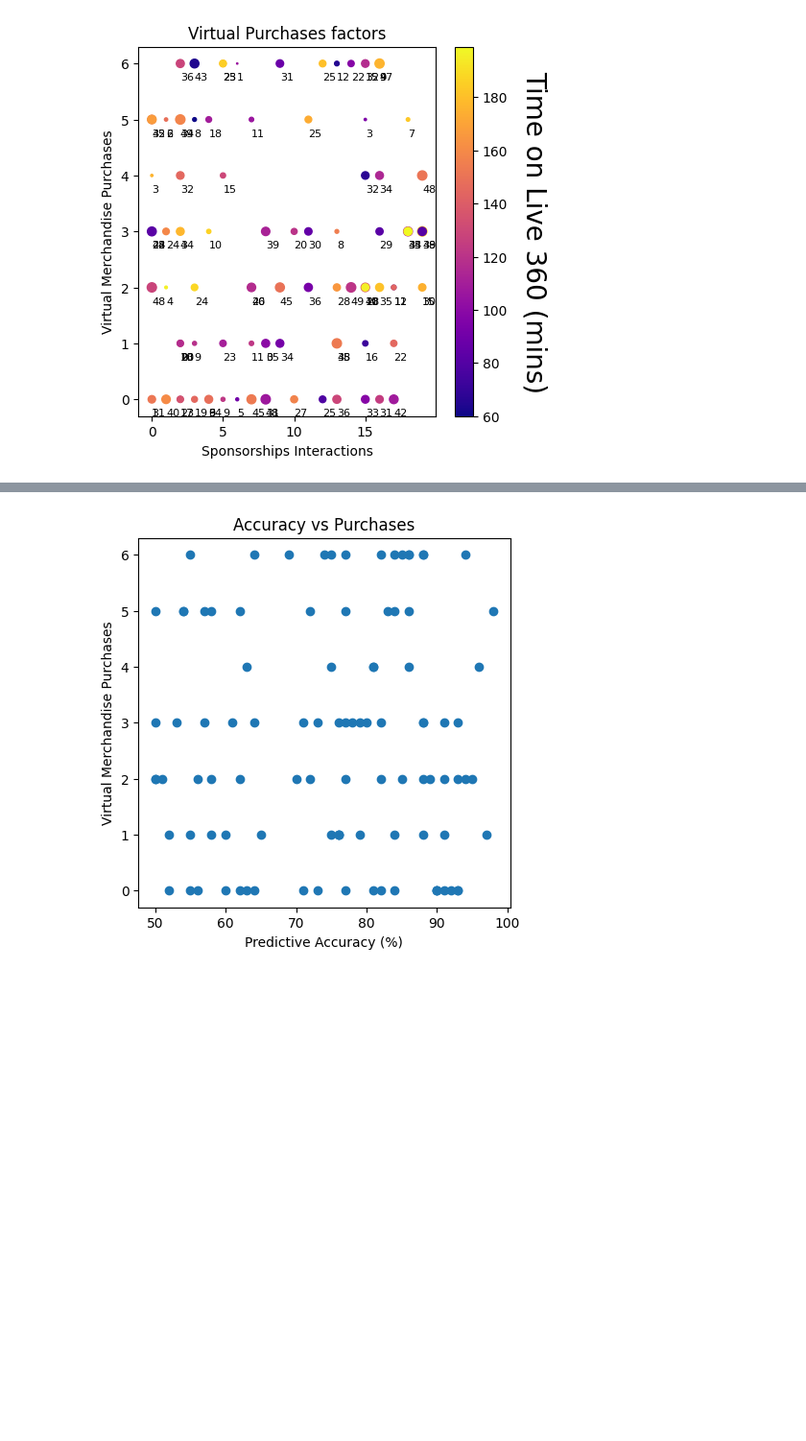
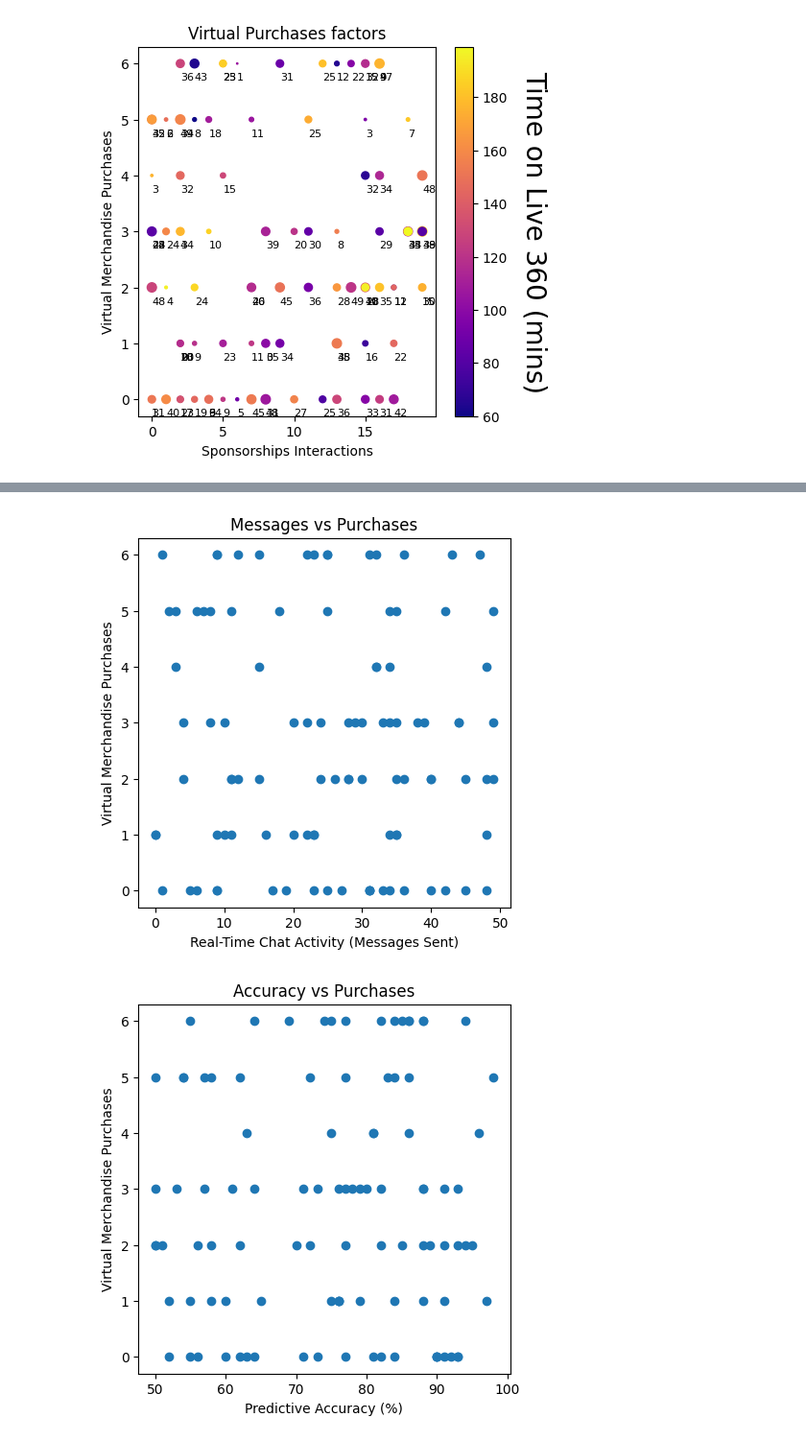
Before and after one commit to YuvalNoiman/Extern_Data_Science, a Jupyter notebook: data_science.ipynb, the cells around one changed output, grey strips where cells are left out. Shown at 96% size. Saved outputs shown, nothing was run; the diff lists cells and outputs as text; code cells hidden in the pictures; blank space fills up the shorter version.

```diff
--- a/data_science.ipynb
+++ b/data_science.ipynb
@@ -26,3 +35,12 @@ plt.show()
+# %%
+plt.figure(figsize=(5,5))
+plt.scatter(velocity["Real-Time Chat Activity (Messages Sent)"], velocity["Virtual Merchandise Purchases"])
+plt.title("Messages vs Purchases")
+plt.xlabel("Real-Time Chat Activity (Messages Sent)")
+plt.ylabel("Virtual Merchandise Purchases")
+plt.show()
+# %% [output]
+[figure, added]
 # %%
 plt.figure(figsize=(5,5))
 plt.scatter(velocity["Predictive Accuracy (%)"], velocity["Virtual Merchandise Purchases"])
```
Also changed, not shown: parts of 2 cells of this notebook.
